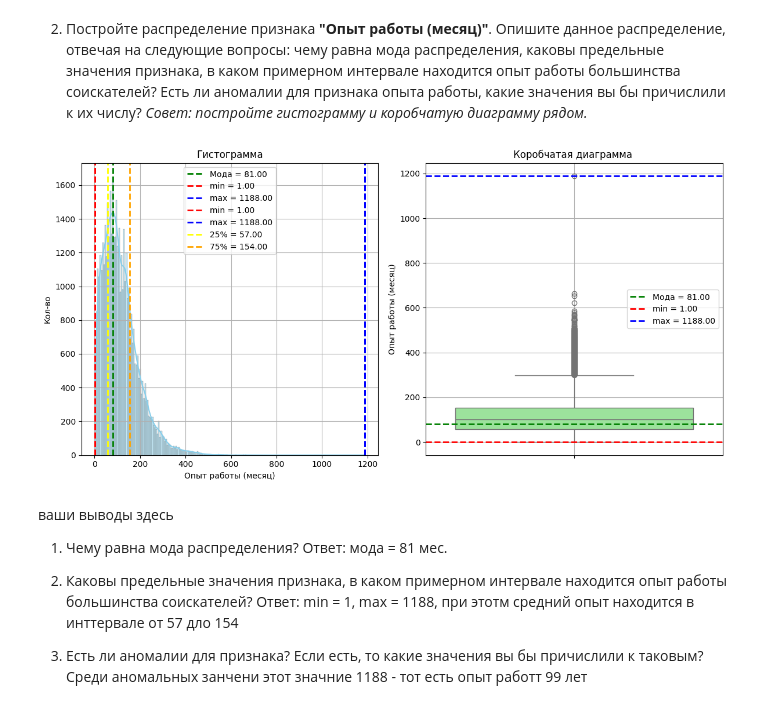
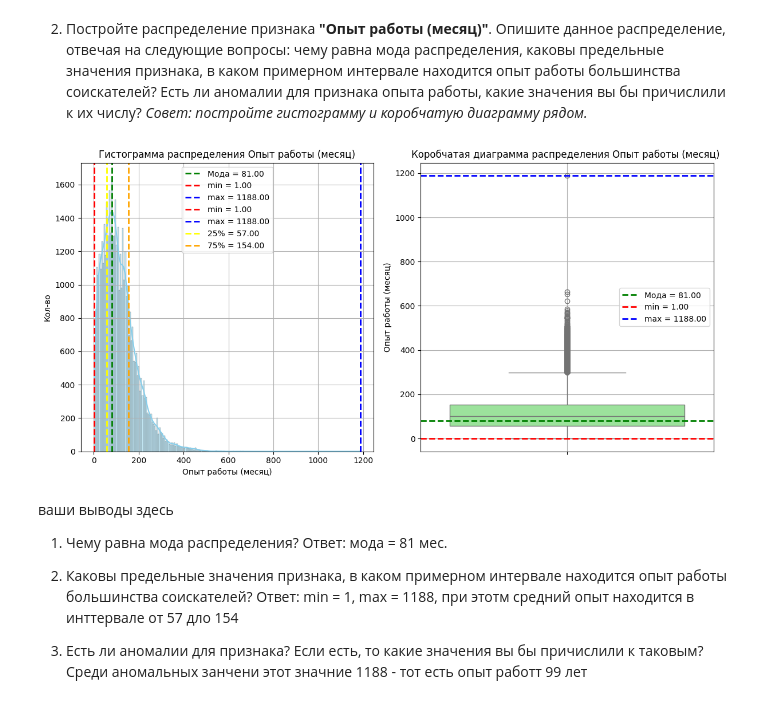
Before and after one commit to GDA-86/HH_PROJECT, a Jupyter notebook: Итоговое задание.ipynb, the cells around one changed output. Saved outputs shown, nothing was run; the diff lists cells and outputs as text; code cells hidden in the pictures.

```diff
--- a/Итоговое задание.ipynb
+++ b/Итоговое задание.ipynb
@@ -711,39 +686,39 @@ data_q3 = cv_df['Опыт работы (месяц)'].quantile(0.75) # 75-й п
 # Построение гистограммы на первой оси (axes[0])
 
 sns.histplot(cv_df['Опыт работы (месяц)'], kde=True, ax=axes[0], color='skyblue')
-axes[0].set_title('Гистограмма')
+axes[0].set_title('Гистограмма распределения Опыт работы (месяц)')
 axes[0].set_xlabel('Опыт работы (месяц)')
 axes[0].set_ylabel('Кол-во')
 axes[0].grid(True)
 axes[0].axvline(data_mode, color='green', linestyle='--', linewidth=2, label=f'Мода = {data_mode:.2f}')
 axes[0].axvline(data_min, color='red', linestyle='--', linewidth=2, label=f'min = {data_min:.2f}')
 axes[0].axvline(data_max, color='blue', linestyle='--', linewidth=2, label=f'max = {data_max:.2f}')
 
 axes[0].axvline(data_min, color='red', linestyle='--', linewidth=2, label=f'min = {data_min:.2f}')
 axes[0].axvline(data_max, color='blue', linestyle='--', linewidth=2, label=f'max = {data_max:.2f}')
 
 axes[0].axvline(data_q1, color='yellow', linestyle='--', linewidth=2, label=f'25% = {data_q1:.2f}')
 axes[0].axvline(data_q3, color='orange', linestyle='--', linewidth=2, label=f'75% = {data_q3:.2f}')
 axes[0].legend()
 
 
 # Построение коробчатой диаграммы на второй оси (axes[1])
 sns.boxplot(y=cv_df['Опыт работы (месяц)'], ax=axes[1], color='lightgreen')
-axes[1].set_title('Коробчатая диаграмма ')
+axes[1].set_title('Коробчатая диаграмма распределения Опыт работы (месяц) ')
 axes[1].set_ylabel('Опыт работы (месяц)')
 axes[1].grid(True)
 
 axes[1].axhline(data_mode, color='green', linestyle='--', linewidth=2, label=f'Мода = {data_mode:.2f}')
 axes[1].axhline(data_min, color='red', linestyle='--', linewidth=2, label=f'min = {data_min:.2f}')
 axes[1].axhline(data_max, color='blue', linestyle='--', linewidth=2, label=f'max = {data_max:.2f}')
 axes[1].legend()
 
 
 # Улучшение макета и отображение
 plt.tight_layout() # Автоматически корректирует расположение элементов, чтобы избежать наложений
 plt.show()
 # %% [output]
-[figure, old version]
+[figure, new version]
 # %% [markdown]
 ваши выводы здесь
 
```
Also changed, not shown: parts of 26 cells of this notebook.
